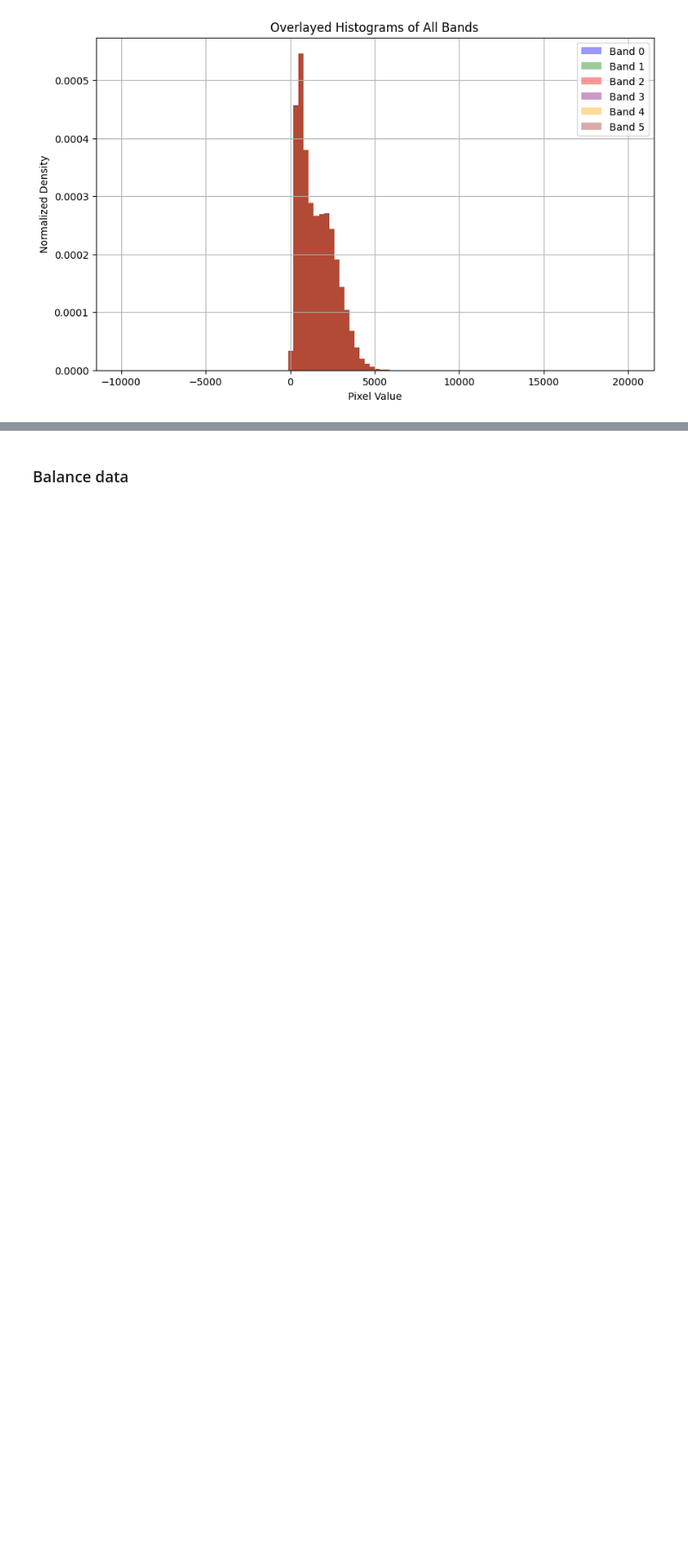
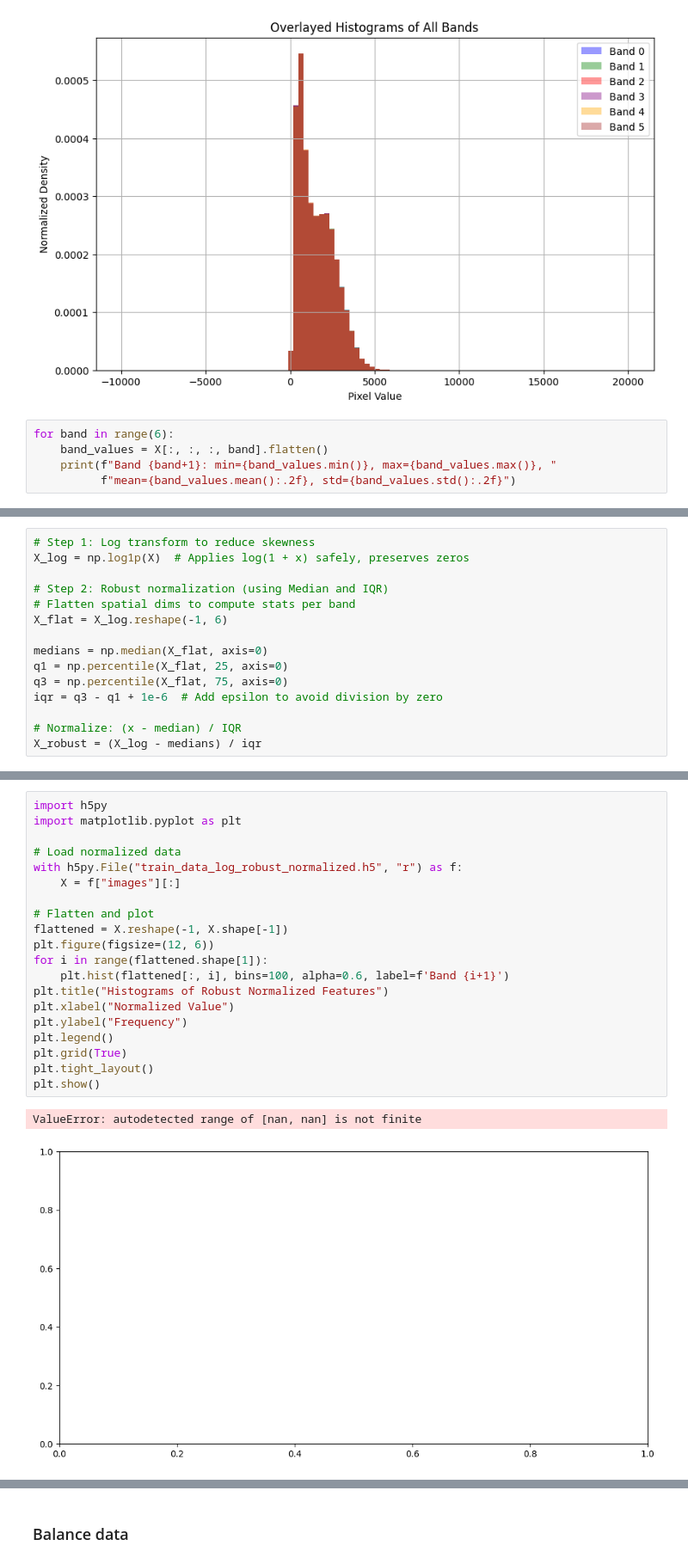
Before and after one commit to deathrider69/human-settlement-detection, a Jupyter notebook: gcim_challenge_baseline_models.ipynb, the cells around one changed output, grey strips where cells are left out. Shown: that part at 86% size. Saved outputs shown, nothing was run; the diff lists cells and outputs as text; blank space fills up the shorter version.

Commit message:
task: data preprocessing trials

```diff
--- a/gcim_challenge_baseline_models.ipynb
+++ b/gcim_challenge_baseline_models.ipynb
@@ -189,3 +194,8 @@ plt.grid(True)
 plt.show()
 # %% [output]
 [figure]
+# %%
+for band in range(6):
+    band_values = X[:, :, :, band].flatten()
+    print(f"Band {band+1}: min={band_values.min()}, max={band_values.max()}, "
+          f"mean={band_values.mean():.2f}, std={band_values.std():.2f}")
@@ -191,0 +348,15 @@ plt.show()
+# %%
+# Step 1: Log transform to reduce skewness
+X_log = np.log1p(X)  # Applies log(1 + x) safely, preserves zeros
+
+# Step 2: Robust normalization (using Median and IQR)
+# Flatten spatial dims to compute stats per band
+X_flat = X_log.reshape(-1, 6)
+
+medians = np.median(X_flat, axis=0)
+q1 = np.percentile(X_flat, 25, axis=0)
+q3 = np.percentile(X_flat, 75, axis=0)
+iqr = q3 - q1 + 1e-6  # Add epsilon to avoid division by zero
+
+# Normalize: (x - median) / IQR
+X_robust = (X_log - medians) / iqr
@@ -191,0 +419,23 @@ plt.show()
+# %%
+import h5py
+import matplotlib.pyplot as plt
+
+# Load normalized data
+with h5py.File("train_data_log_robust_normalized.h5", "r") as f:
+    X = f["images"][:]
+
+# Flatten and plot
+flattened = X.reshape(-1, X.shape[-1])
+plt.figure(figsize=(12, 6))
+for i in range(flattened.shape[1]):
+    plt.hist(flattened[:, i], bins=100, alpha=0.6, label=f'Band {i+1}')
+plt.title("Histograms of Robust Normalized Features")
+plt.xlabel("Normalized Value")
+plt.ylabel("Frequency")
+plt.legend()
+plt.grid(True)
+plt.tight_layout()
+plt.show()
+# %% [output]
+ValueError: autodetected range of [nan, nan] is not finite
+[figure, added]
```
Also changed, not shown: parts of 20 cells of this notebook, 1 other file.
